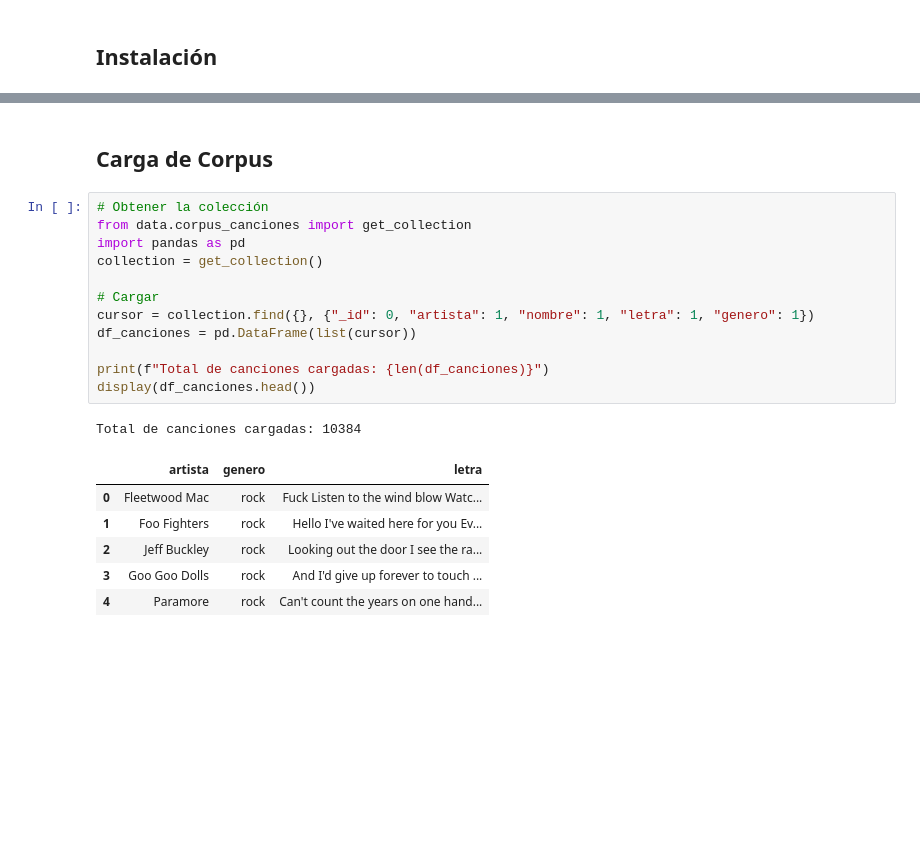
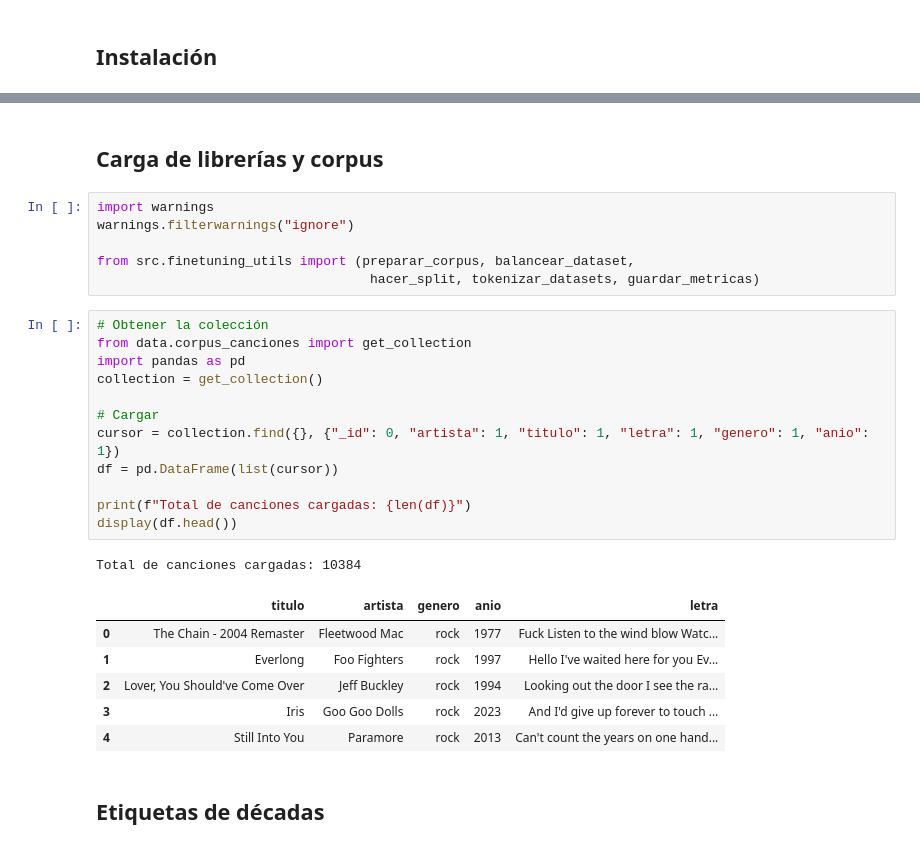
Before and after one commit to Gilary001/PF-Chatbot-Musical, a Jupyter notebook: notebooks/03_finetuning_clasificador.ipynb, the cells around one changed output, grey strips where cells are left out. Cells and saved outputs as stored; diff of their text form; blank space fills up the shorter version.

Commit message:
feat: completar 03_finetuning_clasificador.ipynb con las clases de finetuning_utils.py

```diff
--- a/notebooks/03_finetuning_clasificador.ipynb
+++ b/notebooks/03_finetuning_clasificador.ipynb
@@ -27,22 +7,30 @@ Requirement already satisfied: mdurl~=0.1 in c:\users\gilar\appdata\local\progra
 # %% [markdown]
-## Carga de Corpus
+## Carga de librerías y corpus
+# %%
+import warnings
+warnings.filterwarnings("ignore")
+
+from src.finetuning_utils import (preparar_corpus, balancear_dataset,
+                                   hacer_split, tokenizar_datasets, guardar_metricas)
 # %%
 # Obtener la colección
 from data.corpus_canciones import get_collection
 import pandas as pd
 collection = get_collection()
 
 # Cargar
-cursor = collection.find({}, {"_id": 0, "artista": 1, "nombre": 1, "letra": 1, "genero": 1})
-df_canciones = pd.DataFrame(list(cursor))
+cursor = collection.find({}, {"_id": 0, "artista": 1, "titulo": 1, "letra": 1, "genero": 1, "anio": 1})
+df = pd.DataFrame(list(cursor))
 
-print(f"Total de canciones cargadas: {len(df_canciones)}")
-display(df_canciones.head())
+print(f"Total de canciones cargadas: {len(df)}")
+display(df.head())
 # %% [output]
 Total de canciones cargadas: 10384
-|  | artista | genero | letra |
-| 0 | Fleetwood Mac | rock | Fuck Listen to the wind blow Watc... |
-| 1 | Foo Fighters | rock | Hello I've waited here for you Ev... |
-| 2 | Jeff Buckley | rock | Looking out the door I see the ra... |
-| 3 | Goo Goo Dolls | rock | And I'd give up forever to touch ... |
-| 4 | Paramore | rock | Can't count the years on one hand... |
+|  | titulo | artista | genero | anio | letra |
+| 0 | The Chain - 2004 Remaster | Fleetwood Mac | rock | 1977 | Fuck Listen to the wind blow Watc... |
+| 1 | Everlong | Foo Fighters | rock | 1997 | Hello I've waited here for you Ev... |
+| 2 | Lover, You Should've Come Over | Jeff Buckley | rock | 1994 | Looking out the door I see the ra... |
+| 3 | Iris | Goo Goo Dolls | rock | 2023 | And I'd give up forever to touch ... |
+| 4 | Still Into You | Paramore | rock | 2013 | Can't count the years on one hand... |
+# %% [markdown]
+## Etiquetas de décadas
```
Also changed, not shown: parts of 18 cells of this notebook.
